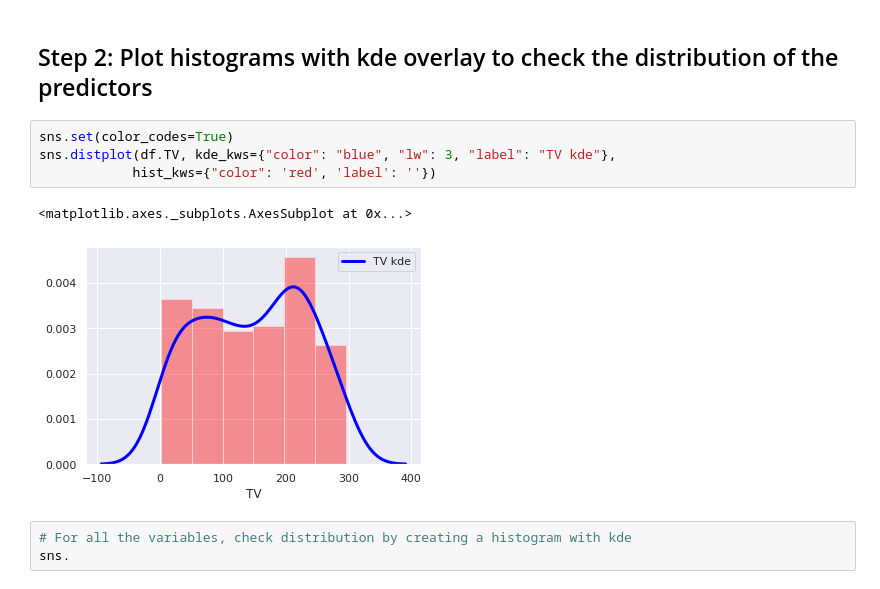
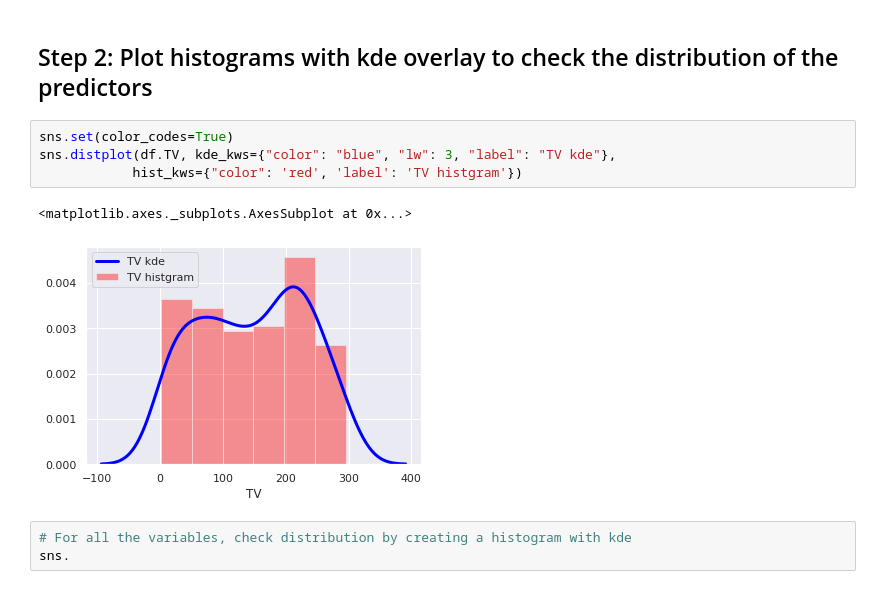
Before and after one commit to gywooo1/dsc-ols-statsmodels-lab-hbs-ds-060120, a Jupyter notebook: index.ipynb, the cells around one changed output. Saved outputs shown, nothing was run; the diff lists cells and outputs as text.

```diff
--- a/index.ipynb
+++ b/index.ipynb
@@ -53,10 +53,10 @@ df.describe()
 # %%
 sns.set(color_codes=True)
 sns.distplot(df.TV, kde_kws={"color": "blue", "lw": 3, "label": "TV kde"},
-            hist_kws={"color": 'red', 'label': ''})
+            hist_kws={"color": 'red', 'label': 'TV histgram'})
 # %% [output]
 <matplotlib.axes._subplots.AxesSubplot at 0x...>
-[figure, old version]
+[figure, new version]
 # %%
 # For all the variables, check distribution by creating a histogram with kde
 sns.
```
